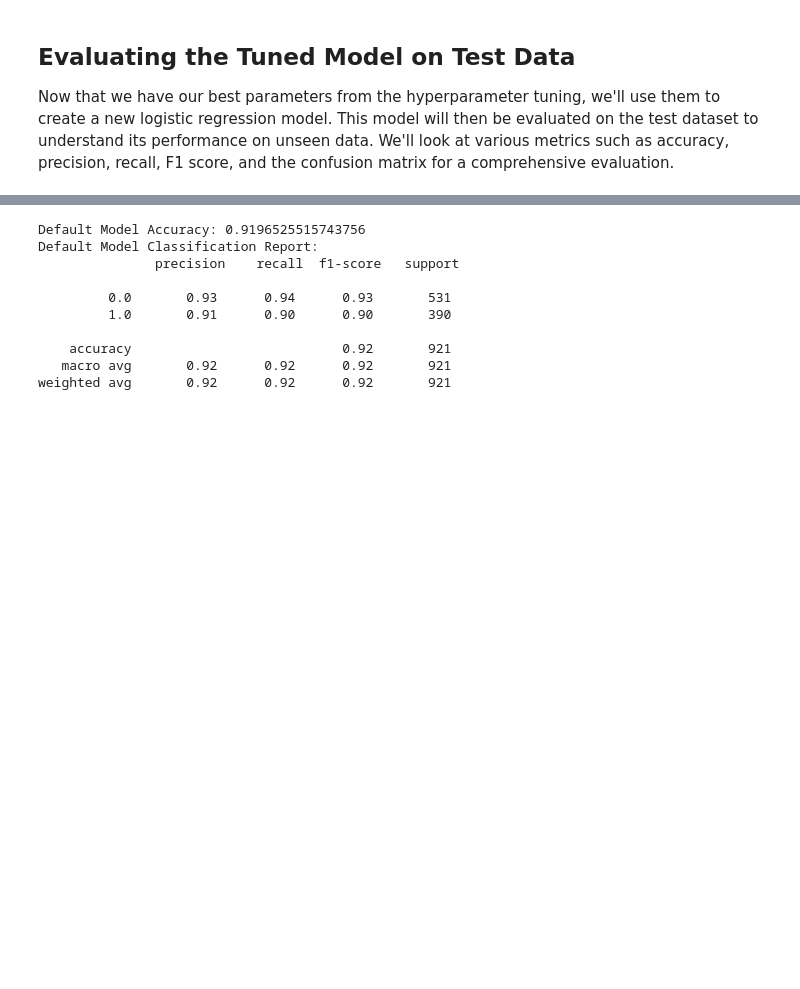
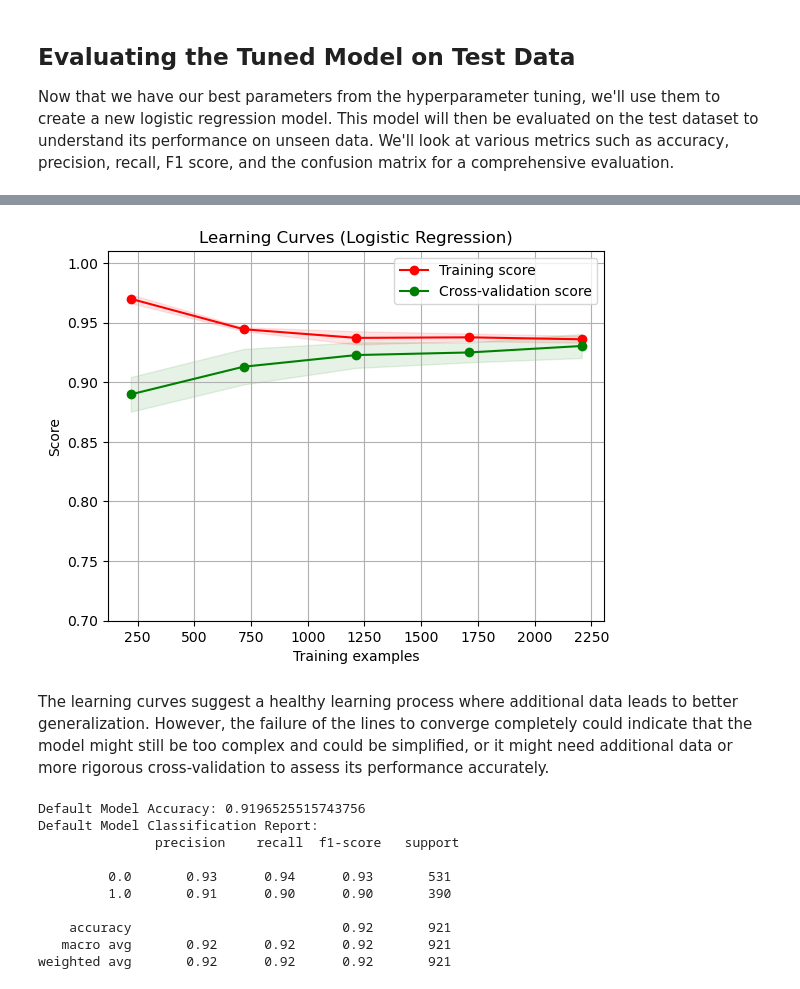
Before and after one commit to ChrysovalantisPsilos/MachineLearning, a Jupyter notebook: script.ipynb, the cells around one changed output, grey strips where cells are left out. Saved outputs shown, nothing was run; the diff lists cells and outputs as text; code cells hidden in the pictures; blank space fills up the shorter version.

```diff
--- a/script.ipynb
+++ b/script.ipynb
@@ -867,3 +877,43 @@ Confusion Matrix:
+# %%
+def plot_learning_curve(estimator, title, X, y, ylim=None, cv=None, n_jobs=None, train_sizes=np.linspace(.1, 1.0, 5)):
+    plt.figure()
+    plt.title(title)
+    if ylim is not None:
+        plt.ylim(*ylim)
+    plt.xlabel("Training examples")
+    plt.ylabel("Score")
+    train_sizes, train_scores, test_scores = learning_curve(
+        estimator, X, y, cv=cv, n_jobs=n_jobs, train_sizes=train_sizes)
+    train_scores_mean = np.mean(train_scores, axis=1)
+    train_scores_std = np.std(train_scores, axis=1)
+    test_scores_mean = np.mean(test_scores, axis=1)
+    test_scores_std = np.std(test_scores, axis=1)
+    plt.grid()
+
+    plt.fill_between(train_sizes, train_scores_mean - train_scores_std,
+                     train_scores_mean + train_scores_std, alpha=0.1,
+                     color="r")
+    plt.fill_between(train_sizes, test_scores_mean - test_scores_std,
+                     test_scores_mean + test_scores_std, alpha=0.1, color="g")
+    plt.plot(train_sizes, train_scores_mean, 'o-', color="r",
+             label="Training score")
+    plt.plot(train_sizes, test_scores_mean, 'o-', color="g",
+             label="Cross-validation score")
+
+    plt.legend(loc="best")
+    return plt
+
+# Create the learning curve plot
+title = "Learning Curves (Logistic Regression)"
+cv = 5  # Cross-validation
+estimator = LogisticRegression(C=10, penalty='l2', solver='liblinear')
+plot_learning_curve(estimator, title, X_train, y_train, ylim=(0.7, 1.01), cv=cv, n_jobs=4)
+
+plt.show()
+# %% [output]
+[figure, added]
+# %% [markdown]
+ The learning curves suggest a healthy learning process where additional data leads to better generalization. However, the failure of the lines to converge completely could indicate that the model might still be too complex and could be simplified, or it might need additional data or more rigorous cross-validation to assess its performance accurately.
 # %%
 # Create a model with default parameters
 logreg_default = LogisticRegression()
```
Also changed, not shown: parts of 5 cells of this notebook.
